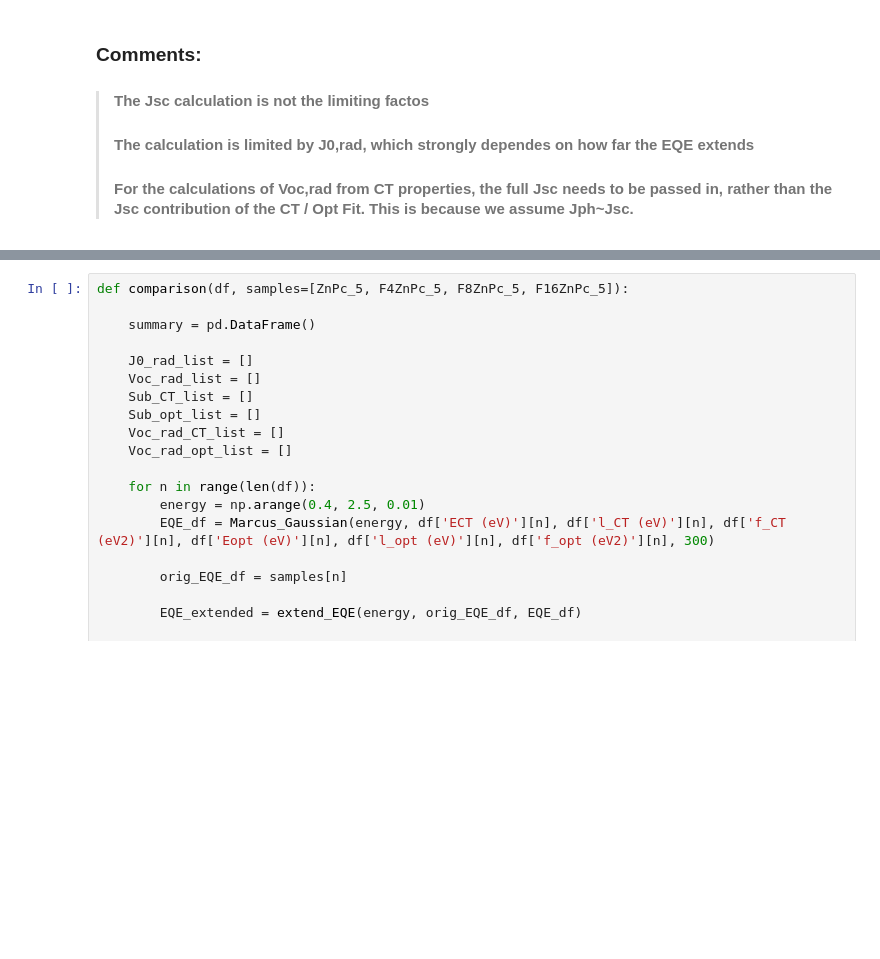
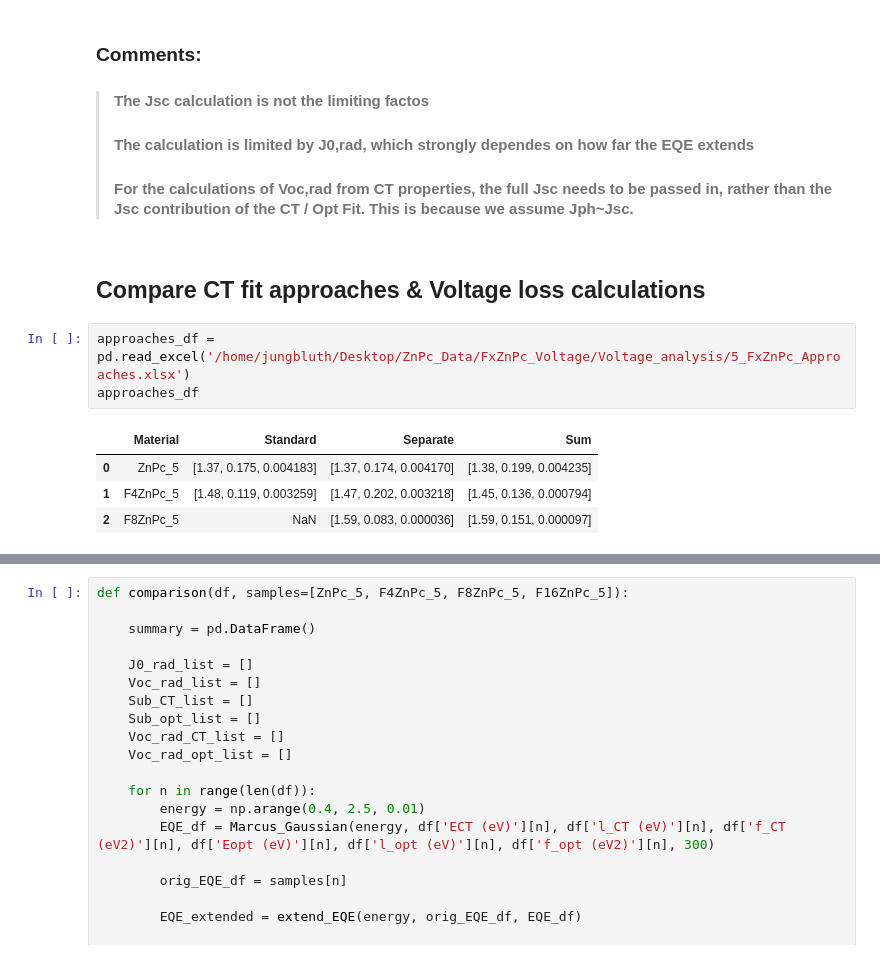
Before and after one commit to annajungbluth/Voltage-Loss-Calculations, a Jupyter notebook: Voltage_Losses_AJ_comparison.ipynb, the cells around one changed output, grey strips where cells are left out. Cells and saved outputs as stored; diff of their text form; blank space fills up the shorter version.

```diff
--- a/Voltage_Losses_AJ_comparison.ipynb
+++ b/Voltage_Losses_AJ_comparison.ipynb
@@ -451,3 +452,13 @@ Voc,rad (CT):  1.1290186141254854
 > #### The Jsc calculation is not the limiting factos
 > #### The calculation is limited by J0,rad, which strongly dependes on how far the EQE extends
 > #### For the calculations of Voc,rad from CT properties, the full Jsc needs to be passed in, rather than the Jsc contribution of the CT / Opt Fit. This is because we assume Jph~Jsc.
+# %% [markdown]
+## Compare CT fit approaches & Voltage loss calculations
+# %%
+approaches_df = pd.read_excel('/home/jungbluth/Desktop/ZnPc_Data/FxZnPc_Voltage/Voltage_analysis/5_FxZnPc_Approaches.xlsx')
+approaches_df
+# %% [output]
+|  | Material | Standard | Separate | Sum |
+| 0 | ZnPc_5 | [1.37, 0.175, 0.004183] | [1.37, 0.174, 0.004170] | [1.38, 0.199, 0.004235] |
+| 1 | F4ZnPc_5 | [1.48, 0.119, 0.003259] | [1.47, 0.202, 0.003218] | [1.45, 0.136, 0.000794] |
+| 2 | F8ZnPc_5 | NaN | [1.59, 0.083, 0.000036] | [1.59, 0.151, 0.000097] |
```
Also changed, not shown: parts of 10 cells of this notebook.
